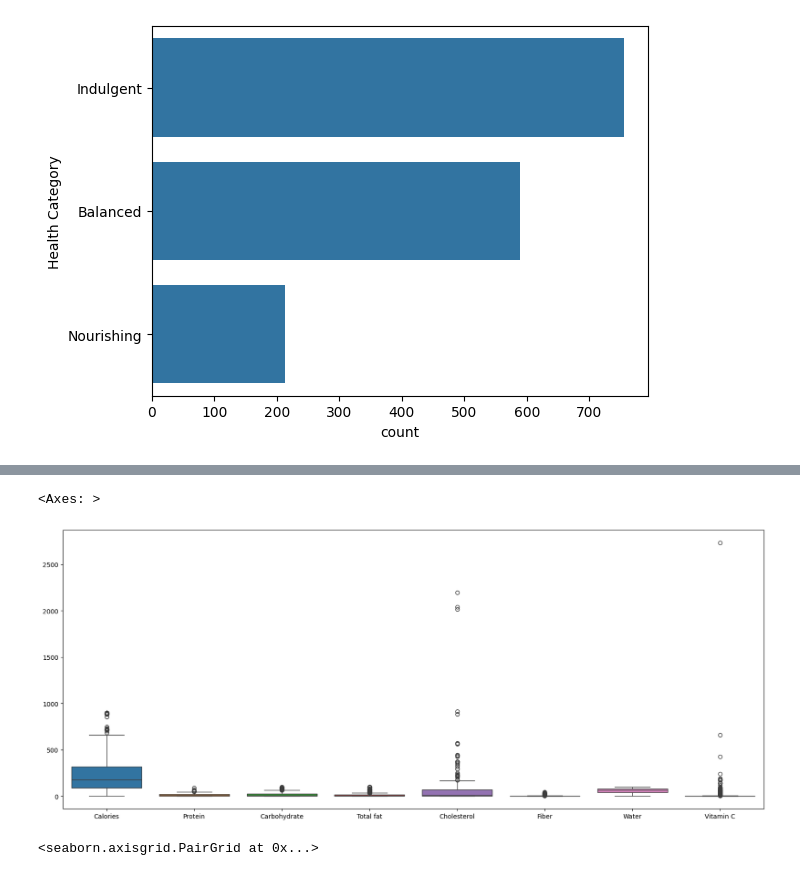
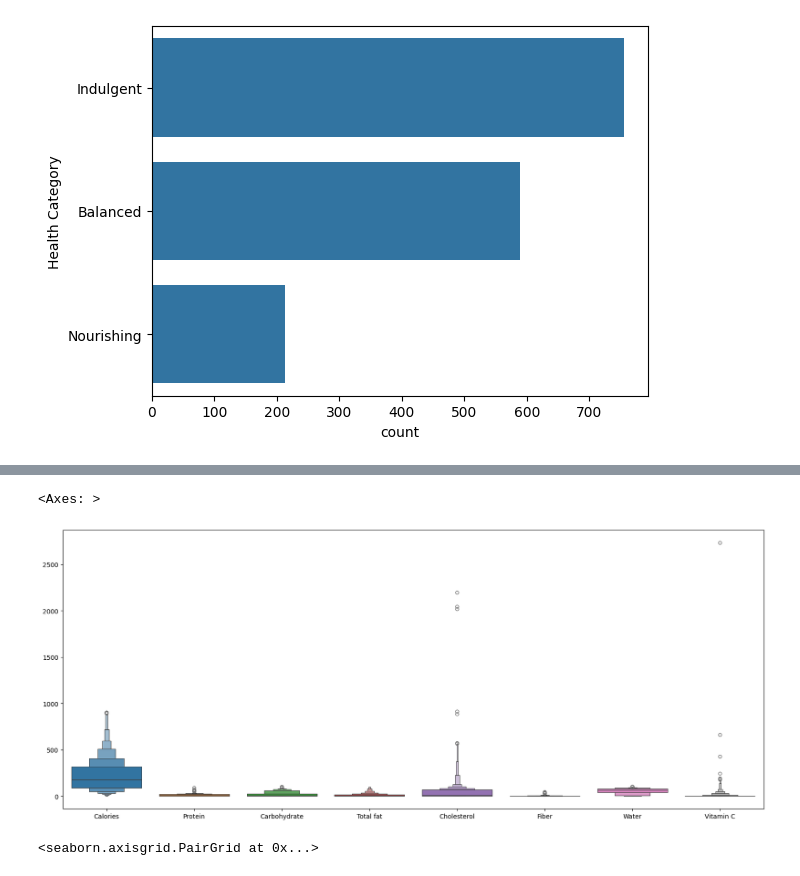
Before and after one commit to niranjankumarnk/Final_project_PredictiveModeling, a Jupyter notebook: Project work/Final project 2024.ipynb, the cells around one changed output, grey strips where cells are left out. Drawn from its saved outputs; the diff is of its cells as text; code cells hidden in the pictures.

```diff
--- a/Project work/Final project 2024.ipynb
+++ b/Project work/Final project 2024.ipynb
@@ -261,9 +261,9 @@ for i,column in enumerate(numerical_columns):
 # %%
 plt.figure(figsize = (20,8))
-sns.boxplot(df[numerical_columns])
+sns.boxenplot(df[numerical_columns])
 # %% [output]
 <Axes: >
-[figure, old version]
+[figure, new version]
 # %%
 sns.pairplot(df, hue = 'Health Category')
 # %% [output]
```
Also changed, not shown: parts of 29 cells of this notebook.
